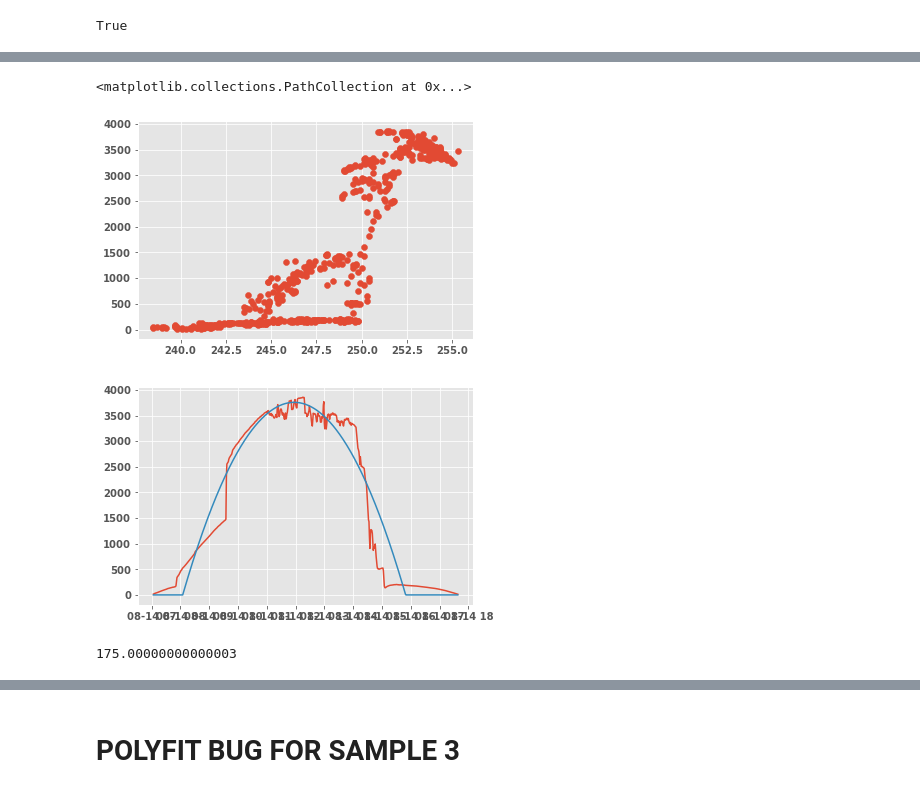
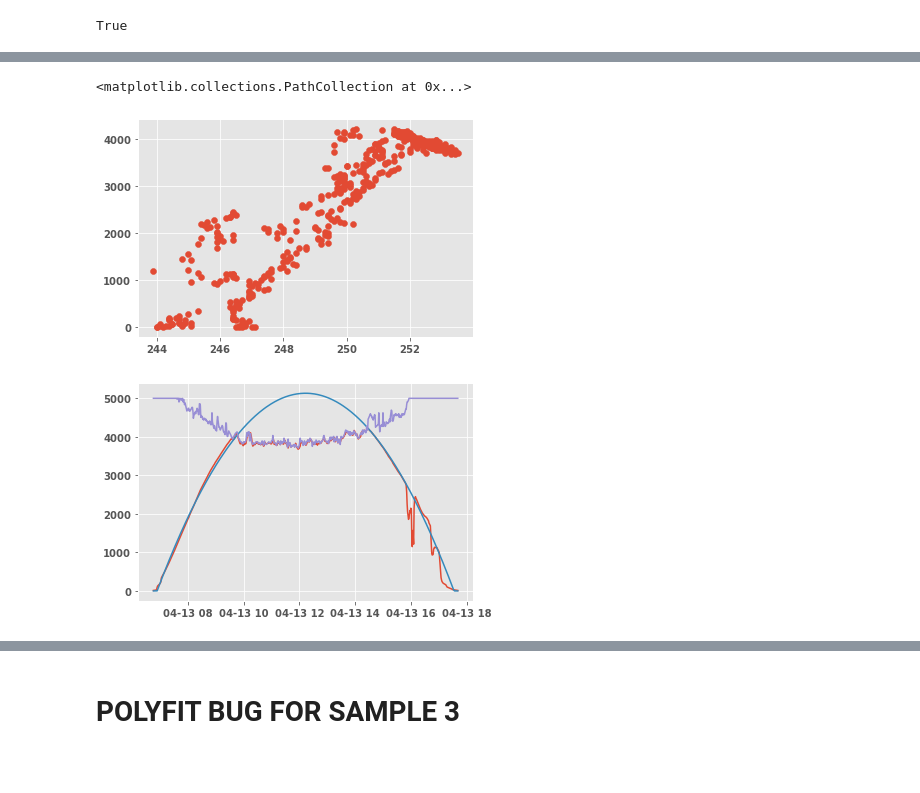
Before and after one commit to mssamhan31/Solar-Curtailment, a Jupyter notebook: src/VWatt Optimization.ipynb, the cells around one changed output, grey strips where cells are left out. Drawn from its saved outputs; the diff is of its cells as text; code cells hidden in the pictures; blank space fills up the shorter version.

Commit message:
Update VWatt Optimization (WIP)
Finished until VWatt detection. Passed test on sampe data 1-4. Next step is to upgrade curtailed energy calculation to ensure only vwatt data is calculated.

```diff
--- a/src/VWatt Optimization.ipynb
+++ b/src/VWatt Optimization.ipynb
@@ -41,10 +41,10 @@ style = 'ggplot' # choose a style from the above options
 plt.style.use(style)
 
 def input_general_files(file_path):
-    circuit_details = pd.read_csv(file_path + r"\unsw_20190701_circuit_details.csv")
-    site_details = pd.read_csv (file_path + r"\unsw_20190701_site_details.csv")
+    circuit_details = pd.read_csv(file_path + r"/unsw_20190701_circuit_details.csv")
+    site_details = pd.read_csv (file_path + r"/unsw_20190701_site_details.csv")
     site_details = site_details.merge(circuit_details, left_on = 'site_id', right_on = 'site_id')
-    unique_cids = pd.read_csv(file_path + r"\UniqueCids.csv", index_col = 0)
+    unique_cids = pd.read_csv(file_path + r"/UniqueCids.csv", index_col = 0)
     return site_details, unique_cids
 
 def site_organize(c_id_idx, site_details, data, unique_cids):
@@ -475,9 +475,10 @@ def check_energy_expected_generated(data_site, date):
     energy_generated_expected = data_site.loc[date_idx, 'power_expected'].resample('h').mean().sum()/1000
     return energy_generated_expected
 # %%
-file_path = r"C:\Users\samha\Documents\CANVAS\data"
+file_path = r"/Users/samhan/Downloads/data"
+#file_path = r"C:\Users\samha\Documents\CANVAS\data"
 site_details, unique_cids= input_general_files(file_path)
-sample_filename = '/data_sample_3.csv'
+sample_filename = '/data_sample_4.csv'
 
 data = pd.read_csv(file_path + sample_filename)
 pd.to_datetime(data['Timestamp'].str.slice(0, 19, 1))
@@ -630,13 +648,14 @@ data_site
 plt.scatter(data_site['voltage'], data_site['power'])
 # %% [output]
 <matplotlib.collections.PathCollection at 0x...>
-[figure, old version]
+[figure, new version]
 # %%
 plt.plot(data_site.index, data_site['power'])
 plt.plot(data_site.index, data_site['power_expected'])
+plt.plot(data_site.index, data_site['power_limit_vw'])
 plt.show()
 # %% [output]
-[figure, old version]
+[figure, new version]
 # %%
 def voltWattCurve(v, limit):
     """VOLT-WATT LIST BASED ON V3 INVERTER SETTING AND VOLTAGE INPUT
@@ -655,10 +674,6 @@ def voltWattCurve(v, limit):
         return (1 - 0.8 * (v - limit) / (265 - limit))
     else:
         return 0
-# %%
-0.035 * ac_cap
-# %% [output]
-175.00000000000003
 # %%
 def check_vwatt_response(data_site):
     """Check whether the inverter shows vwatt response or not.
```
Also changed, not shown: parts of 21 cells of this notebook, 1 other file.
